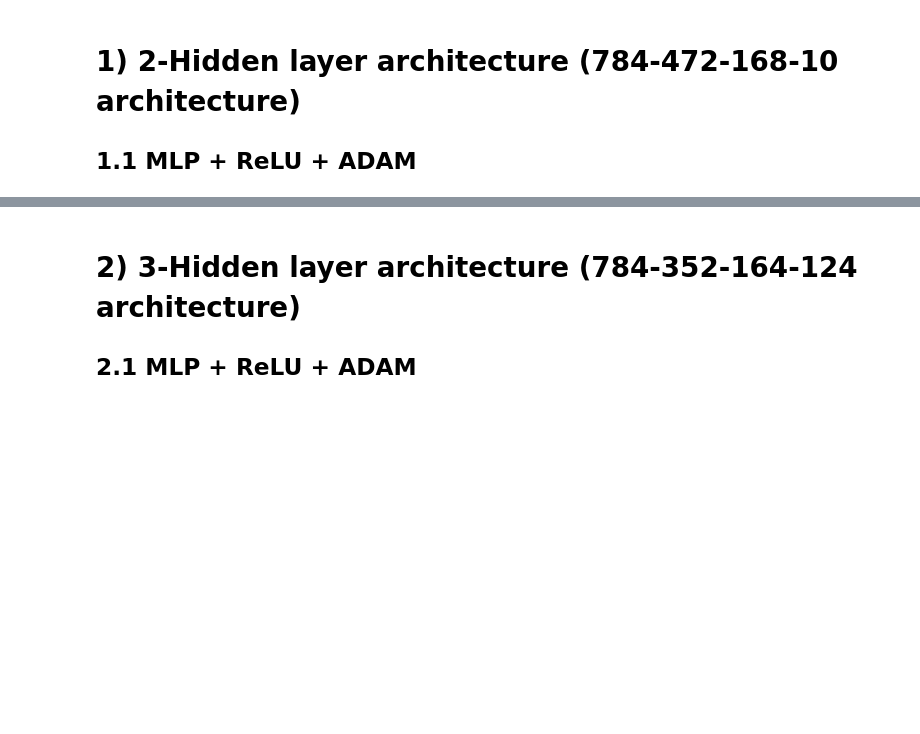
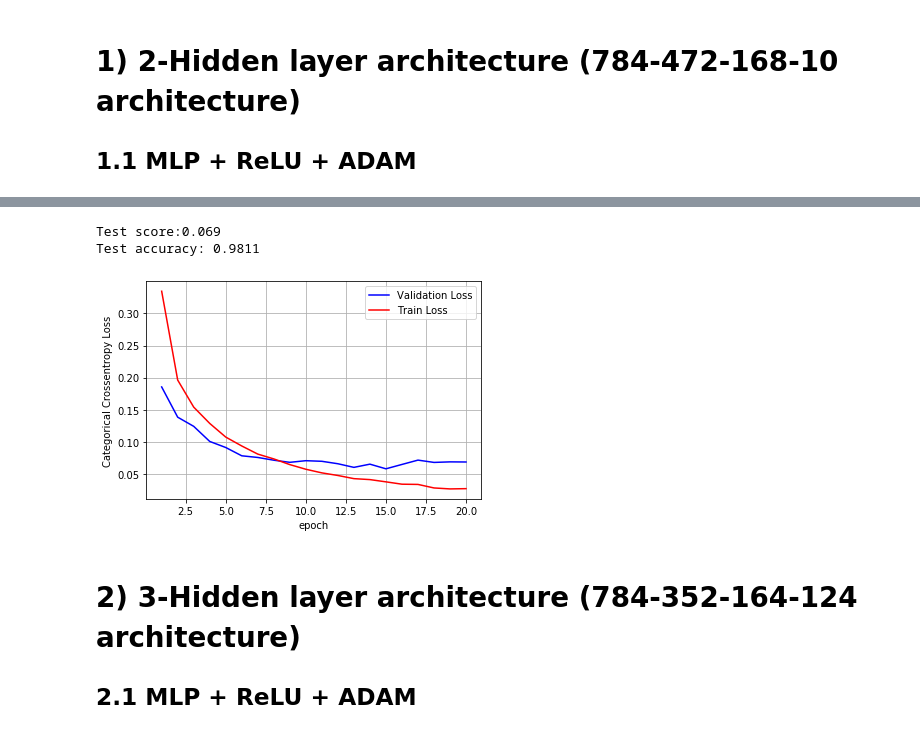
Before and after one commit to RaviSiddu/basics, a Jupyter notebook: TensorFlow_and_Keras_Build_various_MLP_architectures_for_MNIST_dataset.ipynb, the cells around one changed output, grey strips where cells are left out. Cells and saved outputs as stored; diff of their text form; code cells hidden in the pictures; blank space fills up the shorter version.

```diff
--- a/TensorFlow_and_Keras_Build_various_MLP_architectures_for_MNIST_dataset.ipynb
+++ b/TensorFlow_and_Keras_Build_various_MLP_architectures_for_MNIST_dataset.ipynb
@@ -437,0 +551,10 @@ Test accuracy: 0.9832
+# %%
+model_drop.compile(optimizer='adam',
+                   loss='categorical_crossentropy',
+                   metrics=['accuracy'])
+
+history15 = model_drop.fit(x_train, y_train,
+                         batch_size=batch_size,
+
+                         epochs=nb_epoch, verbose=1,
+                         validation_data=(x_test, y_test))
@@ -438,3 +579,21 @@ Test accuracy: 0.9832
+# %%
+score = model_drop.evaluate(x_test, y_test, verbose=0)
+score5=score[0]
+score6=score[1]
+train_acc3=history15.history['acc']
+print('Test score:%.3f'% score[0])
+print('Test accuracy:', score[1])
+
+fig,ax13 = plt.subplots(1,1)
+ax13.set_xlabel('epoch') ; ax13.set_ylabel('Categorical Crossentropy Loss')
+
+vy13 = history15.history['val_loss']
+ty13 = history15.history['loss']
+plt_dynamic(x, vy13, ty13, ax13)
+# %% [output]
+Test score:0.069
+Test accuracy: 0.9811
+[figure, added]
 # %% [markdown]
 # 2) 3-Hidden layer architecture (784-352-164-124 architecture)
 
```
Also changed, not shown: parts of 45 cells of this notebook.
